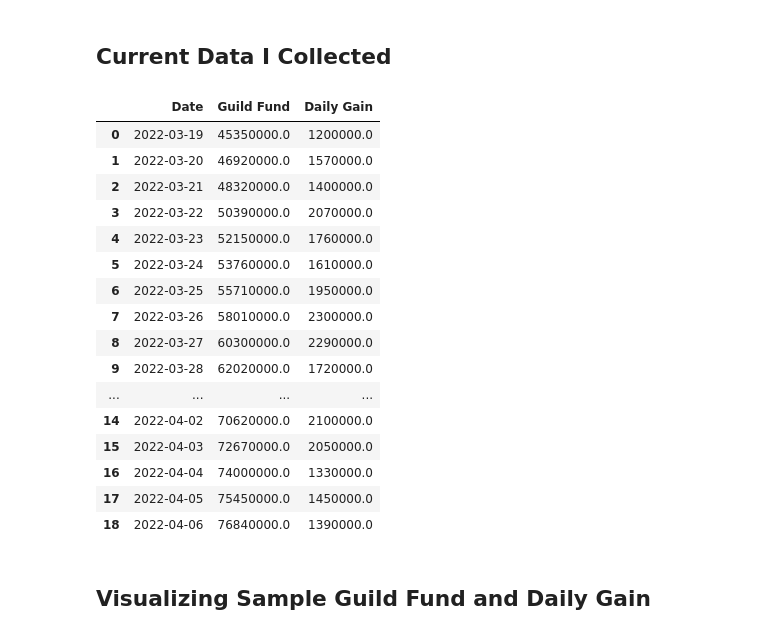
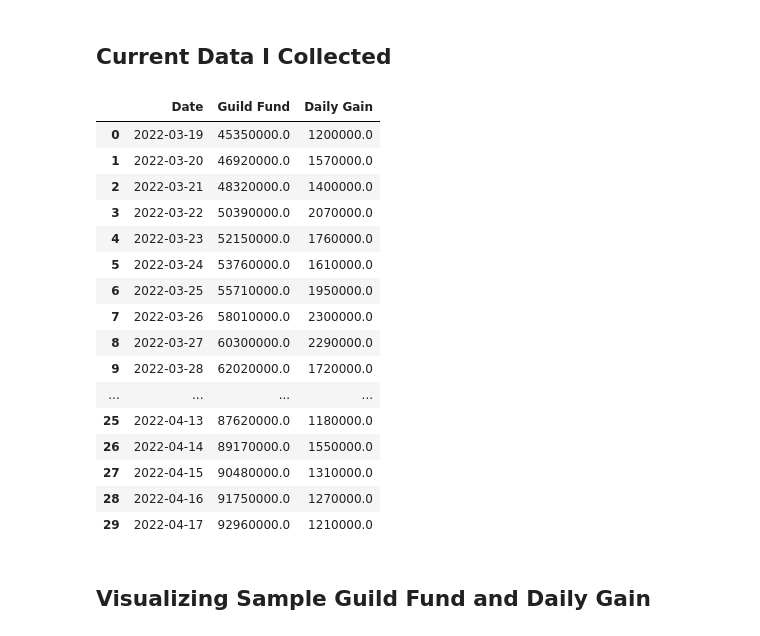
Before and after one commit to dlai211/personal, a Jupyter notebook: RO_genesis/Guild.ipynb, the cells around one changed output. Drawn from its saved outputs; the diff is of its cells as text; code cells hidden in the pictures.

```diff
--- a/RO_genesis/Guild.ipynb
+++ b/RO_genesis/Guild.ipynb
@@ -14,41 +14,41 @@ import pandas as pd
 ## Current Data I Collected
 # %%
 guild_fund = [6.091e7, 6.248e7, 6.388e7, 6.595e7, 6.771e7, 6.932e7, 7.127e7, 7.357e7, 7.586e7]
-guild_fund_cont = [6.202e7, 6.372e7, 6.530e7, 6.694e7, 6.852e7, 7.062e7, 7.267e7, 7.4e7, 7.545e7, 7.684e7]
+guild_fund_cont = [6.202e7, 6.372e7, 6.530e7, 6.694e7, 6.852e7, 7.062e7, 7.267e7, 7.4e7, 7.545e7, 7.684e7, 7.897e7, 8.05e7, 8.24e7, 8.376e7, 8.538e7, 8.644e7, 8.762e7, 8.917e7, 9.048e7, 9.175e7, 9.296e7]
 
 guild_fund_fit = [i-1.556e7 for i in guild_fund]
 guild_fund_fit = guild_fund_fit + guild_fund_cont
 guild_fund = guild_fund + guild_fund_cont
 
 diff = np.diff(guild_fund).tolist()
 diff_fit = np.diff(guild_fund_fit).tolist()
 diff.insert(0,1.2e6)
 diff_fit.insert(0,1.2e6)
 num_day = len(guild_fund)
 
 data = {'Date': pd.date_range("3/19/2022", periods=num_day), 'Guild Fund': guild_fund, 'Daily Gain': diff}
 data_fit = {'Date': pd.date_range("3/19/2022", periods=num_day), 'Guild Fund': guild_fund_fit, 'Daily Gain': diff_fit}
 df = pd.DataFrame(data, index=None)
 df_fit = pd.DataFrame(data_fit, index=None)
 df_fit
 # %% [output]
 |  | Date | Guild Fund | Daily Gain |
 | 0 | 2022-03-19 | 45350000.0 | 1200000.0 |
 | 1 | 2022-03-20 | 46920000.0 | 1570000.0 |
 | 2 | 2022-03-21 | 48320000.0 | 1400000.0 |
 | 3 | 2022-03-22 | 50390000.0 | 2070000.0 |
 | 4 | 2022-03-23 | 52150000.0 | 1760000.0 |
 | 5 | 2022-03-24 | 53760000.0 | 1610000.0 |
 | 6 | 2022-03-25 | 55710000.0 | 1950000.0 |
 | 7 | 2022-03-26 | 58010000.0 | 2300000.0 |
 | 8 | 2022-03-27 | 60300000.0 | 2290000.0 |
 | 9 | 2022-03-28 | 62020000.0 | 1720000.0 |
 | ... | ... | ... | ... |
-| 14 | 2022-04-02 | 70620000.0 | 2100000.0 |
-| 15 | 2022-04-03 | 72670000.0 | 2050000.0 |
-| 16 | 2022-04-04 | 74000000.0 | 1330000.0 |
-| 17 | 2022-04-05 | 75450000.0 | 1450000.0 |
-| 18 | 2022-04-06 | 76840000.0 | 1390000.0 |
+| 25 | 2022-04-13 | 87620000.0 | 1180000.0 |
+| 26 | 2022-04-14 | 89170000.0 | 1550000.0 |
+| 27 | 2022-04-15 | 90480000.0 | 1310000.0 |
+| 28 | 2022-04-16 | 91750000.0 | 1270000.0 |
+| 29 | 2022-04-17 | 92960000.0 | 1210000.0 |
 # %% [markdown]
 ## Visualizing Sample Guild Fund and Daily Gain
 # %%
```
Also changed, not shown: parts of 2 cells of this notebook.
